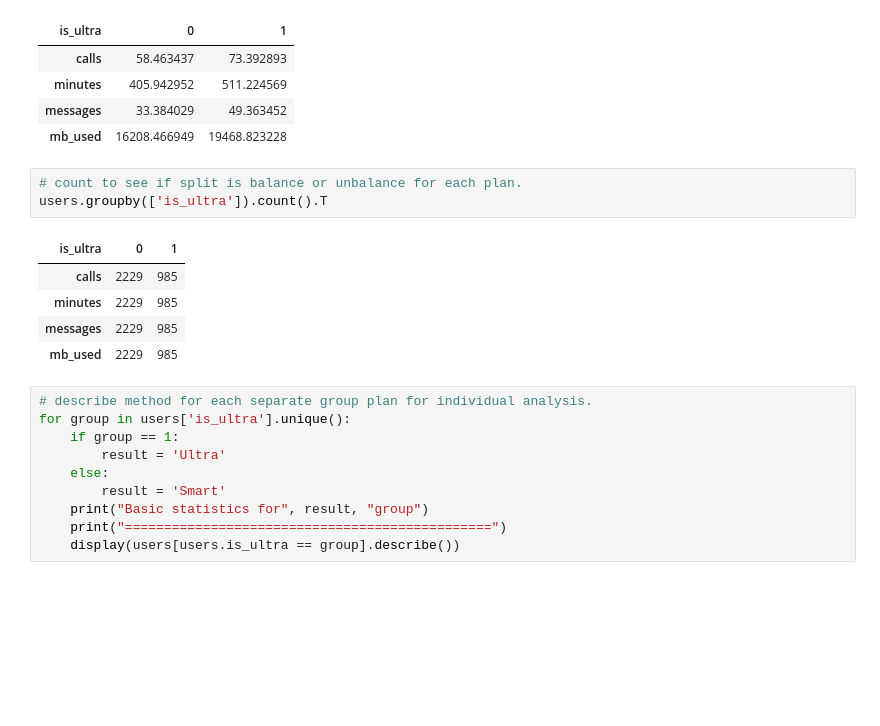
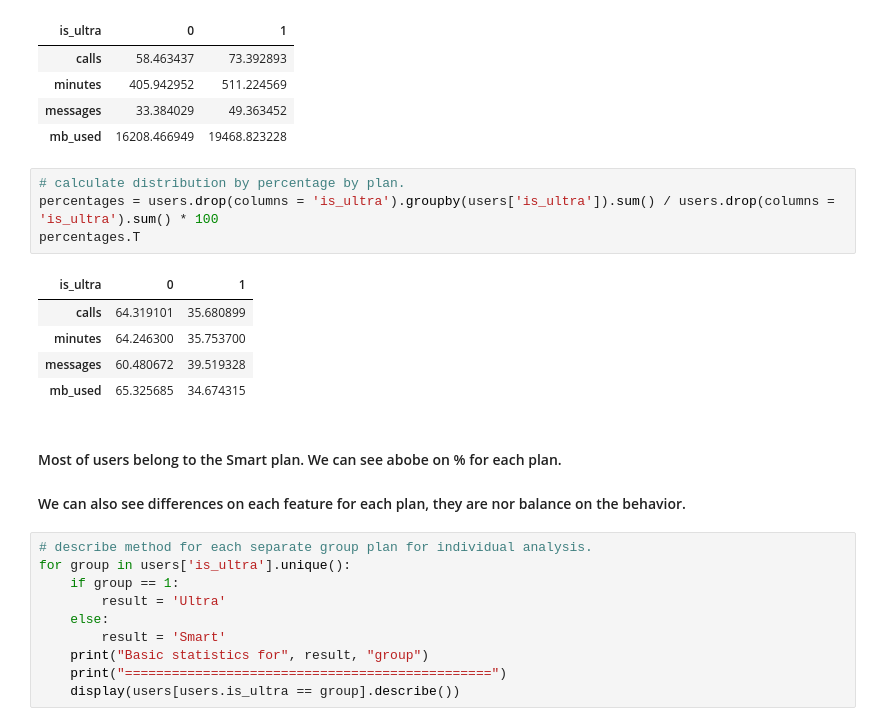
Before and after one commit to CesarChaparro1974/Machine_Learning_Project, a Jupyter notebook: project_notebook.ipynb, the cells around one changed output. Drawn from its saved outputs; the diff is of its cells as text; blank space fills up the shorter version.

Commit message:
done until split of data.

```diff
--- a/project_notebook.ipynb
+++ b/project_notebook.ipynb
@@ -74,15 +74,19 @@ users.groupby(['is_ultra']).mean().T
 | minutes | 405.942952 | 511.224569 |
 | messages | 33.384029 | 49.363452 |
 | mb_used | 16208.466949 | 19468.823228 |
-# %%
-# count to see if split is balance or unbalance for each plan.
-users.groupby(['is_ultra']).count().T
-# %% [output]
-| is_ultra | 0 | 1 |
-| calls | 2229 | 985 |
-| minutes | 2229 | 985 |
-| messages | 2229 | 985 |
-| mb_used | 2229 | 985 |
+# %%
+# calculate distribution by percentage by plan.
+percentages = users.drop(columns = 'is_ultra').groupby(users['is_ultra']).sum() / users.drop(columns = 'is_ultra').sum() * 100
+percentages.T
+# %% [output]
+| is_ultra | 0 | 1 |
+| calls | 64.319101 | 35.680899 |
+| minutes | 64.246300 | 35.753700 |
+| messages | 60.480672 | 39.519328 |
+| mb_used | 65.325685 | 34.674315 |
+# %% [markdown]
+#### Most of users belong to the Smart plan. We can see abobe on % for each plan.<br>
+#### We can also see differences on each feature for each plan, they are nor balance on the behavior.
 # %%
 # describe method for each separate group plan for individual analysis.
 for group in users['is_ultra'].unique():
```
Also changed, not shown: parts of 14 cells of this notebook.
